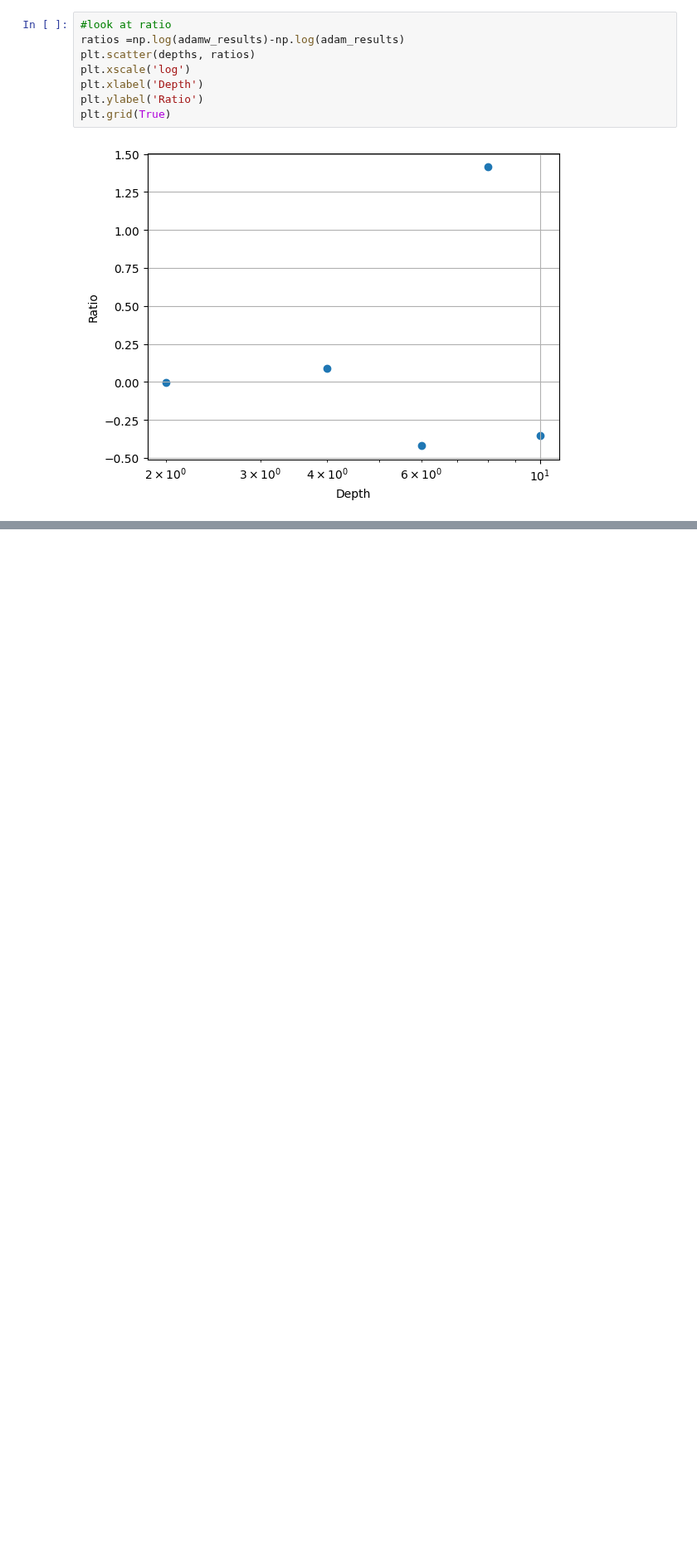
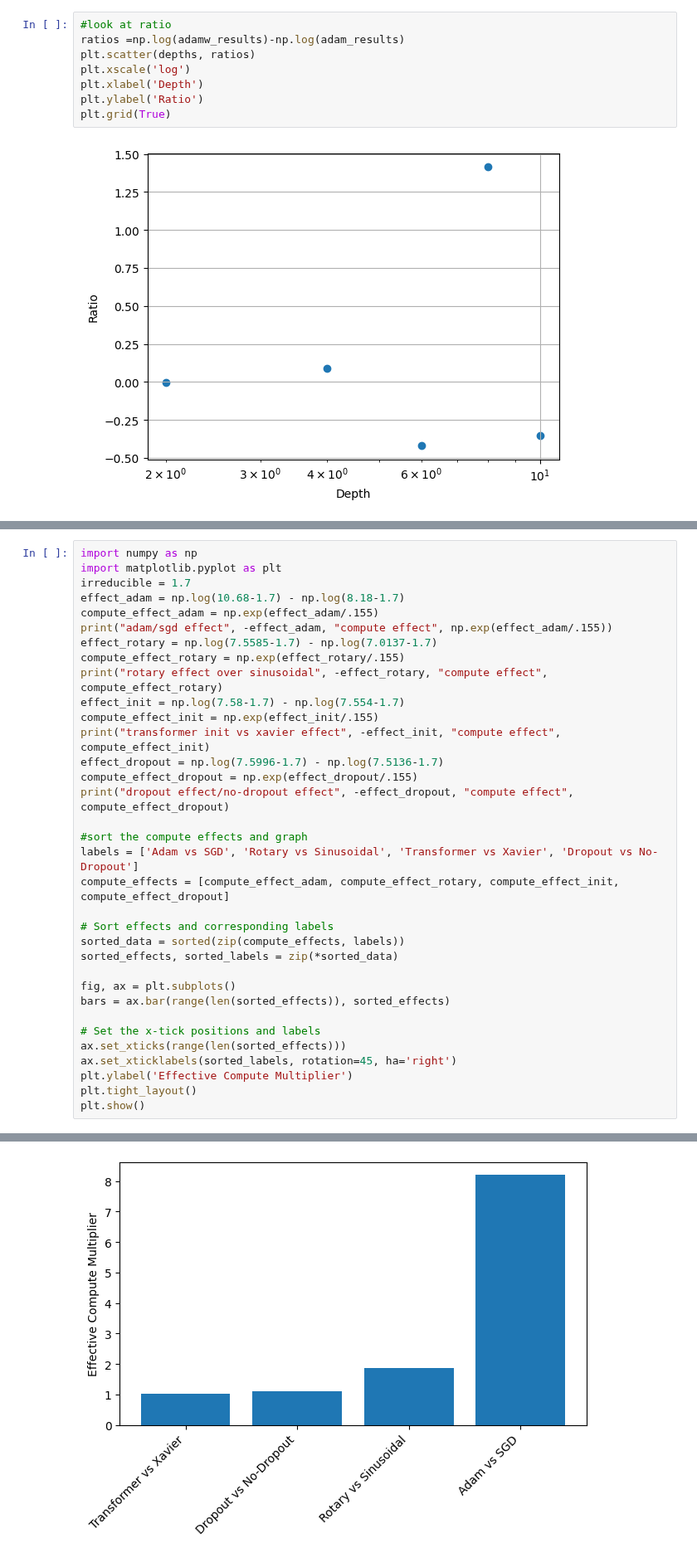
Before and after one commit to hansgundlach/Experimental_Progress, a Jupyter notebook: experiment_analysis.ipynb, the cells around one changed output, grey strips where cells are left out. Shown at 83% size. Cells and saved outputs as stored; diff of their text form; blank space fills up the shorter version.

```diff
--- a/experiment_analysis.ipynb
+++ b/experiment_analysis.ipynb
@@ -66,0 +69,35 @@ plt.grid(True)
+# %%
+import numpy as np
+import matplotlib.pyplot as plt
+irreducible = 1.7
+effect_adam = np.log(10.68-1.7) - np.log(8.18-1.7)
+compute_effect_adam = np.exp(effect_adam/.155)
+print("adam/sgd effect", -effect_adam, "compute effect", np.exp(effect_adam/.155))
+effect_rotary = np.log(7.5585-1.7) - np.log(7.0137-1.7)
+compute_effect_rotary = np.exp(effect_rotary/.155)
+print("rotary effect over sinusoidal", -effect_rotary, "compute effect", compute_effect_rotary)
+effect_init = np.log(7.58-1.7) - np.log(7.554-1.7)
+compute_effect_init = np.exp(effect_init/.155)
+print("transformer init vs xavier effect", -effect_init, "compute effect", compute_effect_init)
+effect_dropout = np.log(7.5996-1.7) - np.log(7.5136-1.7)
+compute_effect_dropout = np.exp(effect_dropout/.155)
+print("dropout effect/no-dropout effect", -effect_dropout, "compute effect", compute_effect_dropout)
+
+#sort the compute effects and graph
+labels = ['Adam vs SGD', 'Rotary vs Sinusoidal', 'Transformer vs Xavier', 'Dropout vs No-Dropout']
+compute_effects = [compute_effect_adam, compute_effect_rotary, compute_effect_init, compute_effect_dropout]
+
+# Sort effects and corresponding labels
+sorted_data = sorted(zip(compute_effects, labels))
+sorted_effects, sorted_labels = zip(*sorted_data)
+
+fig, ax = plt.subplots()
+bars = ax.bar(range(len(sorted_effects)), sorted_effects)
+
+# Set the x-tick positions and labels
+ax.set_xticks(range(len(sorted_effects)))
+ax.set_xticklabels(sorted_labels, rotation=45, ha='right')
+plt.ylabel('Effective Compute Multiplier')
+plt.tight_layout()
+plt.show()
+# %% [output]
@@ -66,0 +108 @@ plt.grid(True)
+[figure, added]
```
Also changed, not shown: parts of 2 cells of this notebook, 1 other file.
